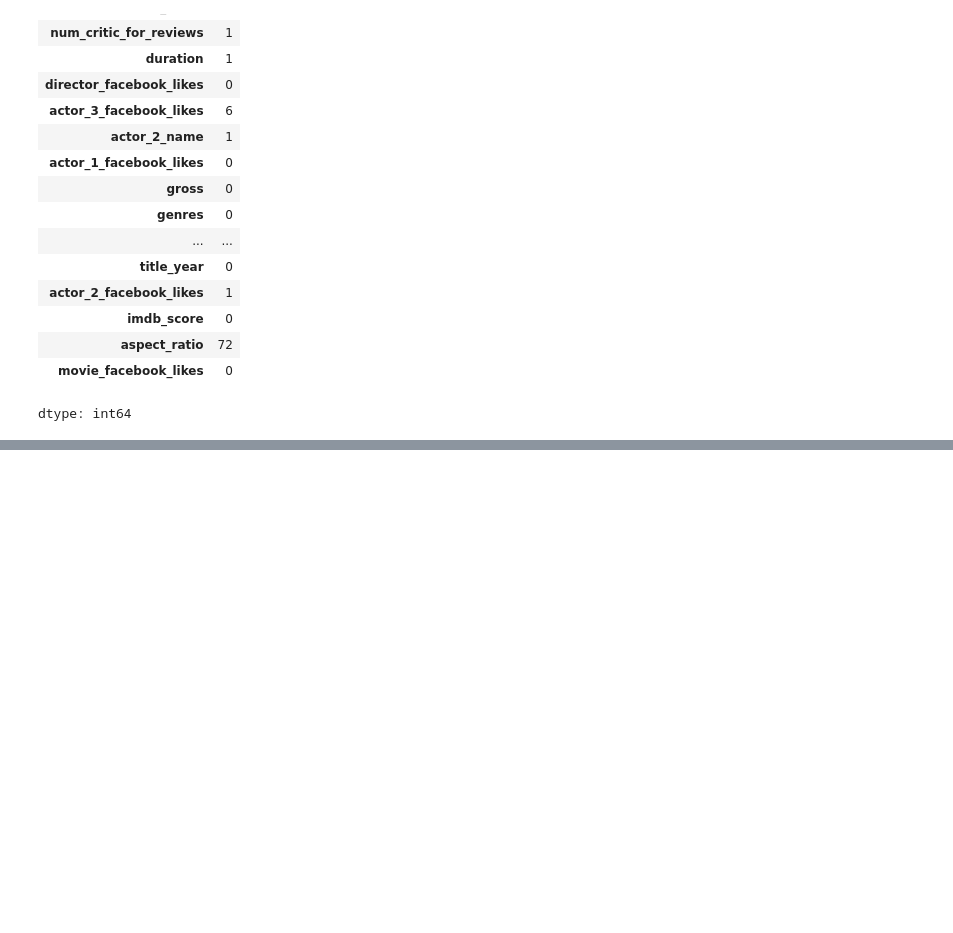
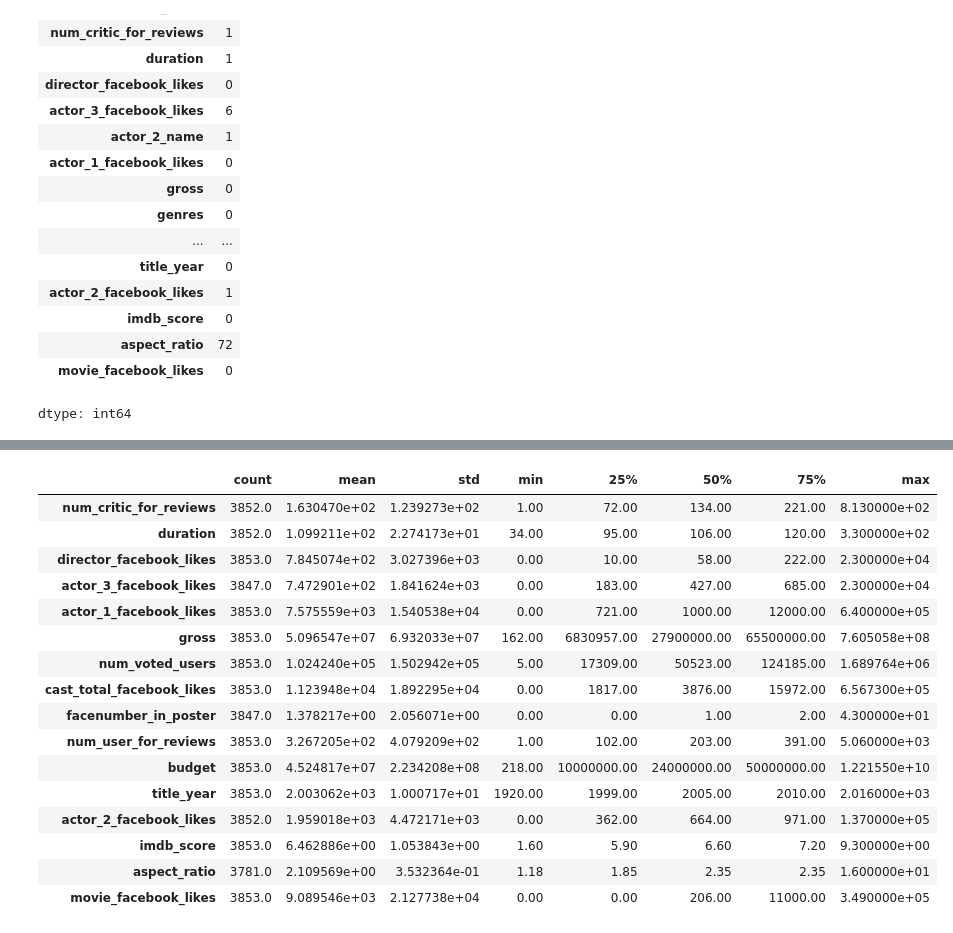
Before and after one commit to Spidy394/Program_Manhatten, a Jupyter notebook: Day_2.ipynb, the cells around one changed output, grey strips where cells are left out. Drawn from its saved outputs; the diff is of its cells as text; code cells hidden in the pictures; blank space fills up the shorter version.

```diff
--- a/Day_2.ipynb
+++ b/Day_2.ipynb
@@ -124,0 +179,20 @@ dtype: int64
+# %%
+movies.describe().T
+# %% [output]
+|  | count | mean | std | min | 25% | 50% | 75% | max |
+| num_critic_for_reviews | 3852.0 | 1.630470e+02 | 1.239273e+02 | 1.00 | 72.00 | 134.00 | 221.00 | 8.130000e+02 |
+| duration | 3852.0 | 1.099211e+02 | 2.274173e+01 | 34.00 | 95.00 | 106.00 | 120.00 | 3.300000e+02 |
+| director_facebook_likes | 3853.0 | 7.845074e+02 | 3.027396e+03 | 0.00 | 10.00 | 58.00 | 222.00 | 2.300000e+04 |
+| actor_3_facebook_likes | 3847.0 | 7.472901e+02 | 1.841624e+03 | 0.00 | 183.00 | 427.00 | 685.00 | 2.300000e+04 |
+| actor_1_facebook_likes | 3853.0 | 7.575559e+03 | 1.540538e+04 | 0.00 | 721.00 | 1000.00 | 12000.00 | 6.400000e+05 |
+| gross | 3853.0 | 5.096547e+07 | 6.932033e+07 | 162.00 | 6830957.00 | 27900000.00 | 65500000.00 | 7.605058e+08 |
+| num_voted_users | 3853.0 | 1.024240e+05 | 1.502942e+05 | 5.00 | 17309.00 | 50523.00 | 124185.00 | 1.689764e+06 |
+| cast_total_facebook_likes | 3853.0 | 1.123948e+04 | 1.892295e+04 | 0.00 | 1817.00 | 3876.00 | 15972.00 | 6.567300e+05 |
+| facenumber_in_poster | 3847.0 | 1.378217e+00 | 2.056071e+00 | 0.00 | 0.00 | 1.00 | 2.00 | 4.300000e+01 |
+| num_user_for_reviews | 3853.0 | 3.267205e+02 | 4.079209e+02 | 1.00 | 102.00 | 203.00 | 391.00 | 5.060000e+03 |
+| budget | 3853.0 | 4.524817e+07 | 2.234208e+08 | 218.00 | 10000000.00 | 24000000.00 | 50000000.00 | 1.221550e+10 |
+| title_year | 3853.0 | 2.003062e+03 | 1.000717e+01 | 1920.00 | 1999.00 | 2005.00 | 2010.00 | 2.016000e+03 |
+| actor_2_facebook_likes | 3852.0 | 1.959018e+03 | 4.472171e+03 | 0.00 | 362.00 | 664.00 | 971.00 | 1.370000e+05 |
+| imdb_score | 3853.0 | 6.462886e+00 | 1.053843e+00 | 1.60 | 5.90 | 6.60 | 7.20 | 9.300000e+00 |
+| aspect_ratio | 3781.0 | 2.109569e+00 | 3.532364e-01 | 1.18 | 1.85 | 2.35 | 2.35 | 1.600000e+01 |
+| movie_facebook_likes | 3853.0 | 9.089546e+03 | 2.127738e+04 | 0.00 | 0.00 | 206.00 | 11000.00 | 3.490000e+05 |
```
Also changed, not shown: parts of 8 cells of this notebook.
